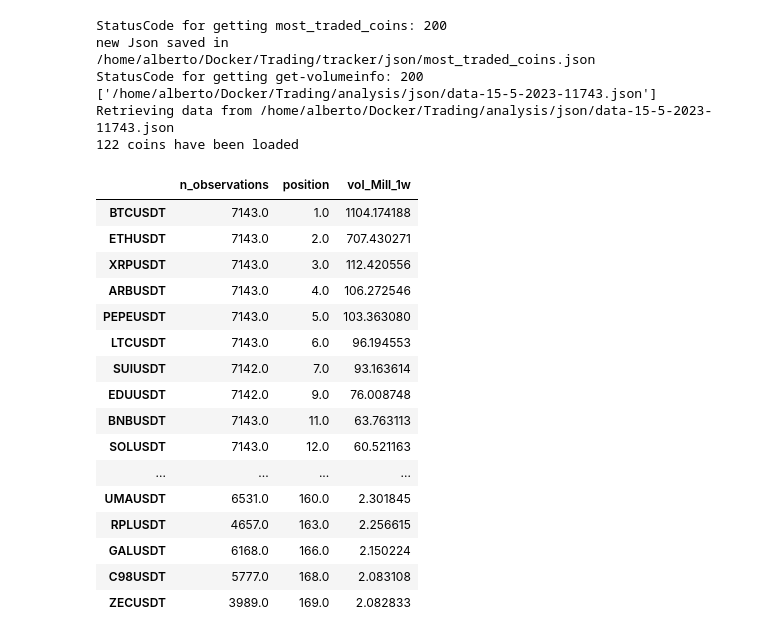
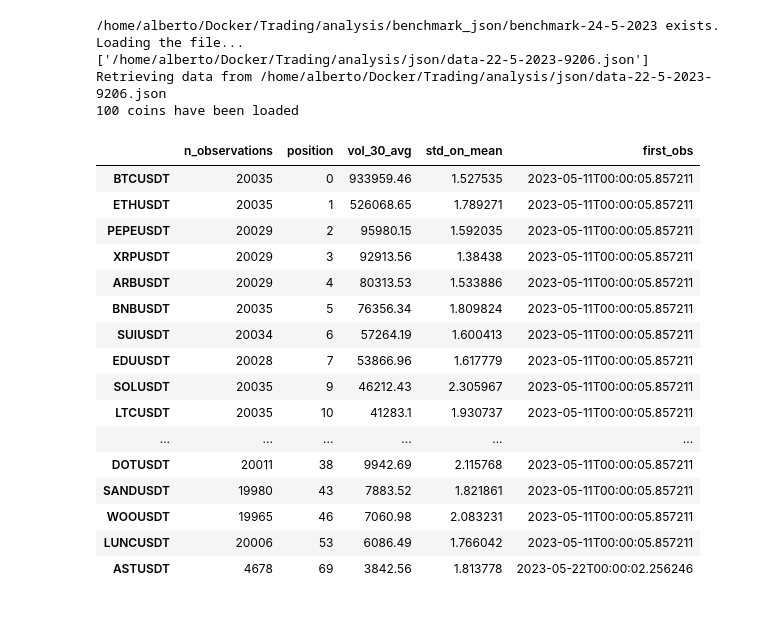
Before and after one commit to albertoRainieri/Crypto_Trading_System, a Jupyter notebook: analysis/Analysis.ipynb, the cells around one changed output. Drawn from its saved outputs; the diff is of its cells as text; code cells hidden in the pictures.

Commit message:
Analysis Update

```diff
--- a/analysis/Analysis.ipynb
+++ b/analysis/Analysis.ipynb
@@ -18,32 +18,30 @@ from time import time
 # %%
 start_interval=datetime(2023,5,11)
 end_interval=datetime.now()
 
-filter_position=(0,300)
+filter_position=(0,100)
 
 data, df, df_obj = load_data(start_interval=start_interval, end_interval=end_interval, filter_position=filter_position)
 df
 # %% [output]
-StatusCode for getting most_traded_coins: 200
-new Json saved in /home/alberto/Docker/Trading/tracker/json/most_traded_coins.json
-StatusCode for getting get-volumeinfo: 200
-['/home/alberto/Docker/Trading/analysis/json/data-15-5-2023-11743.json']
-Retrieving data from /home/alberto/Docker/Trading/analysis/json/data-15-5-2023-11743.json
-122 coins have been loaded
+/home/alberto/Docker/Trading/analysis/benchmark_json/benchmark-24-5-2023 exists. Loading the file...
+['/home/alberto/Docker/Trading/analysis/json/data-22-5-2023-9206.json']
+Retrieving data from /home/alberto/Docker/Trading/analysis/json/data-22-5-2023-9206.json
+100 coins have been loaded
-|  | n_observations | position | vol_Mill_1w |
-| BTCUSDT | 7143.0 | 1.0 | 1104.174188 |
-| ETHUSDT | 7143.0 | 2.0 | 707.430271 |
-| XRPUSDT | 7143.0 | 3.0 | 112.420556 |
-| ARBUSDT | 7143.0 | 4.0 | 106.272546 |
-| PEPEUSDT | 7143.0 | 5.0 | 103.363080 |
-| LTCUSDT | 7143.0 | 6.0 | 96.194553 |
-| SUIUSDT | 7142.0 | 7.0 | 93.163614 |
-| EDUUSDT | 7142.0 | 9.0 | 76.008748 |
-| BNBUSDT | 7143.0 | 11.0 | 63.763113 |
-| SOLUSDT | 7143.0 | 12.0 | 60.521163 |
-| ... | ... | ... | ... |
-| UMAUSDT | 6531.0 | 160.0 | 2.301845 |
-| RPLUSDT | 4657.0 | 163.0 | 2.256615 |
-| GALUSDT | 6168.0 | 166.0 | 2.150224 |
-| C98USDT | 5777.0 | 168.0 | 2.083108 |
-| ZECUSDT | 3989.0 | 169.0 | 2.082833 |
+|  | n_observations | position | vol_30_avg | std_on_mean | first_obs |
+| BTCUSDT | 20035 | 0 | 933959.46 | 1.527535 | 2023-05-11T00:00:05.857211 |
+| ETHUSDT | 20035 | 1 | 526068.65 | 1.789271 | 2023-05-11T00:00:05.857211 |
+| PEPEUSDT | 20029 | 2 | 95980.15 | 1.592035 | 2023-05-11T00:00:05.857211 |
+| XRPUSDT | 20029 | 3 | 92913.56 | 1.38438 | 2023-05-11T00:00:05.857211 |
+| ARBUSDT | 20029 | 4 | 80313.53 | 1.533886 | 2023-05-11T00:00:05.857211 |
+| BNBUSDT | 20035 | 5 | 76356.34 | 1.809824 | 2023-05-11T00:00:05.857211 |
+| SUIUSDT | 20034 | 6 | 57264.19 | 1.600413 | 2023-05-11T00:00:05.857211 |
+| EDUUSDT | 20028 | 7 | 53866.96 | 1.617779 | 2023-05-11T00:00:05.857211 |
+| SOLUSDT | 20035 | 9 | 46212.43 | 2.305967 | 2023-05-11T00:00:05.857211 |
+| LTCUSDT | 20035 | 10 | 41283.1 | 1.930737 | 2023-05-11T00:00:05.857211 |
+| ... | ... | ... | ... | ... | ... |
+| DOTUSDT | 20011 | 38 | 9942.69 | 2.115768 | 2023-05-11T00:00:05.857211 |
+| SANDUSDT | 19980 | 43 | 7883.52 | 1.821861 | 2023-05-11T00:00:05.857211 |
+| WOOUSDT | 19965 | 46 | 7060.98 | 2.083231 | 2023-05-11T00:00:05.857211 |
+| LUNCUSDT | 20006 | 53 | 6086.49 | 1.766042 | 2023-05-11T00:00:05.857211 |
+| ASTUSDT | 4678 | 69 | 3842.56 | 1.813778 | 2023-05-22T00:00:02.256246 |
```
Also changed, not shown: parts of 3 cells of this notebook, 4 other files.
